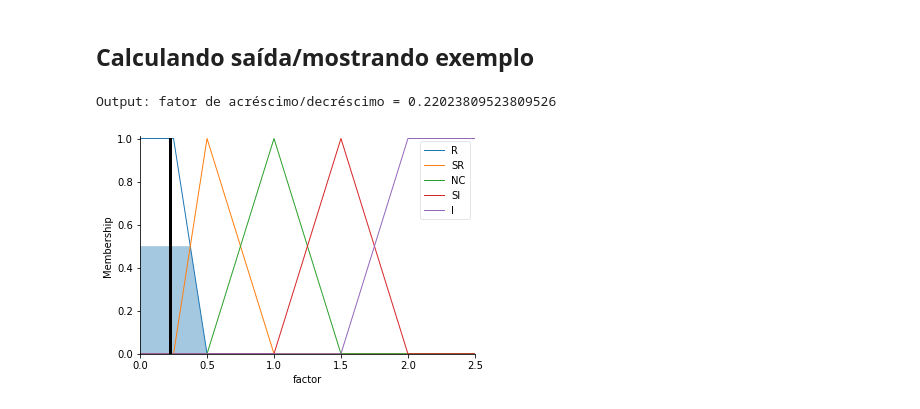
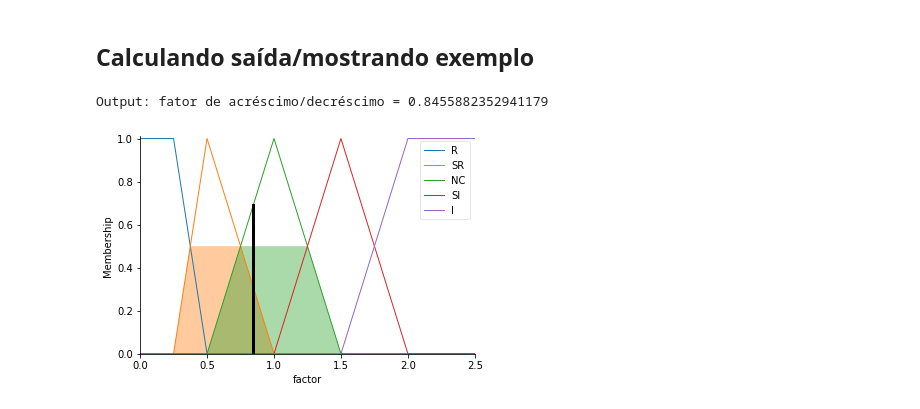
Before and after one commit to capelaum/TR2-ABR-Algorithm, a Jupyter notebook: FuzzyExample/FuzzyExample2.ipynb, the cells around one changed output. Saved outputs shown, nothing was run; the diff lists cells and outputs as text; code cells hidden in the pictures.

Commit message:
fixes: buffer size danger

```diff
--- a/FuzzyExample/FuzzyExample2.ipynb
+++ b/FuzzyExample/FuzzyExample2.ipynb
@@ -7,9 +7,8 @@ from skfuzzy import control as ctrl
 # %% [markdown]
 # Declarando variáveis
 # %%
-T = 30            # Tempo de buffering Alvo
 buff_max = 60     #
-buff_danger = 15  #
+buff_danger = 5   #
 N2 = 0.25         # Reduzir
 N1 = 0.5          # Reduzir pouco
 Z = 1             # Não alterar
@@ -118,14 +117,14 @@ FDASH = ctrl.ControlSystemSimulation(FDASHControl)
 ## Calculando saída/mostrando exemplo
 # %%
 FDASH.input['buff_size'] = 20
-FDASH.input['buff_size_diff'] = -1
-FDASH.input['rate'] = 0.8
+FDASH.input['buff_size_diff'] = -20
+FDASH.input['rate'] = 1
 
 FDASH.compute()
 
 output = FDASH.output['factor']
 print("Output: fator de acréscimo/decréscimo =", output)
 factor.view(sim=FDASH)
 # %% [output]
-Output: fator de acréscimo/decréscimo = 0.22023809523809526
+Output: fator de acréscimo/decréscimo = 0.8455882352941179
-[figure, old version]
+[figure, new version]
```
Also changed, not shown: parts of 1 cell of this notebook, 4 other files.
